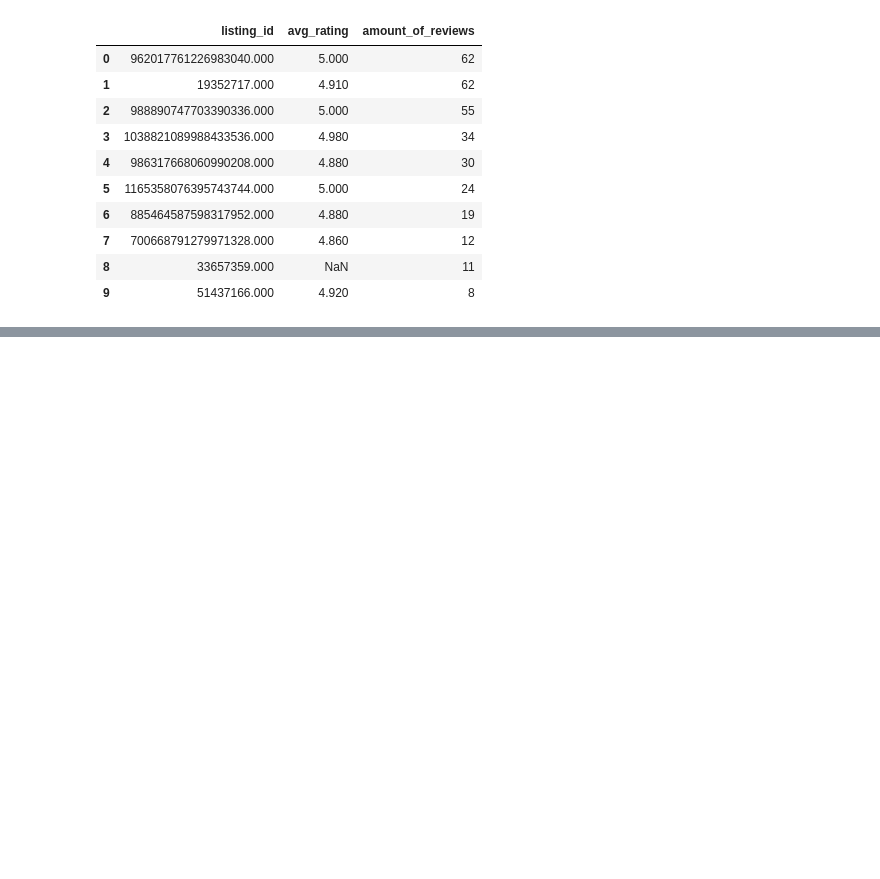
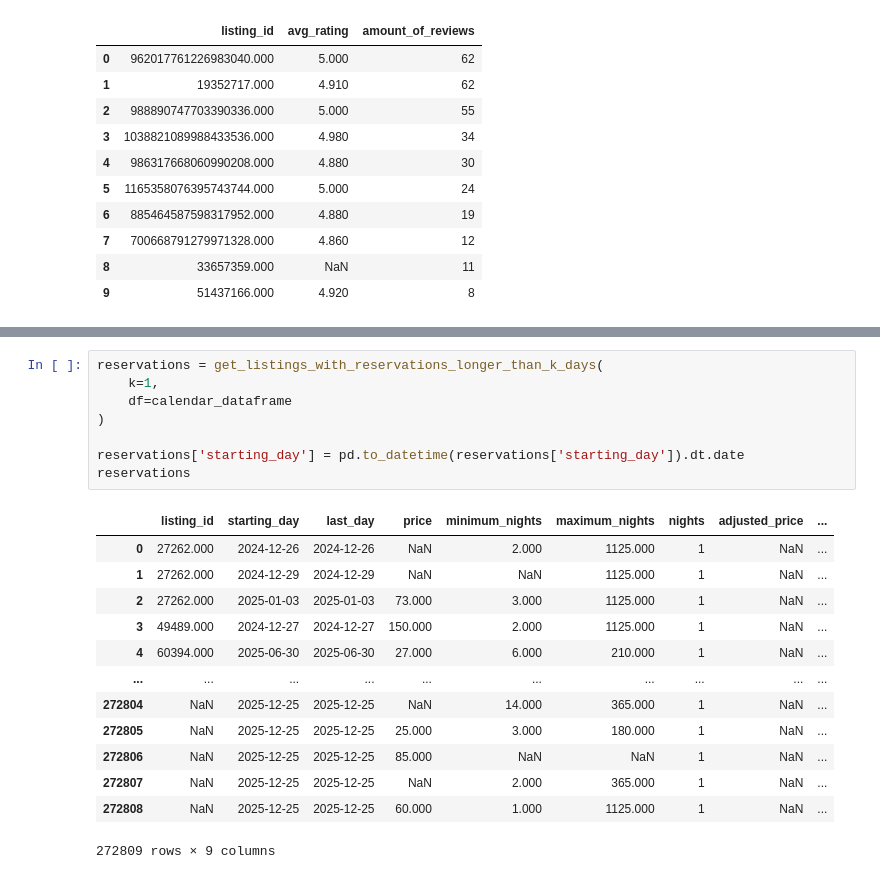
Before and after one commit to psiku/IUM-long-stay-insights, a Jupyter notebook: notebooks/data_v1_eda.ipynb, the cells around one changed output, grey strips where cells are left out. Drawn from its saved outputs; the diff is of its cells as text; blank space fills up the shorter version.

Commit message:
Combining users with reservations

```diff
--- a/notebooks/data_v1_eda.ipynb
+++ b/notebooks/data_v1_eda.ipynb
@@ -1027,0 +1141,22 @@ listing_avg_scores.head(10)
+# %%
+reservations = get_listings_with_reservations_longer_than_k_days(
+    k=1,
+    df=calendar_dataframe
+)
+
+reservations['starting_day'] = pd.to_datetime(reservations['starting_day']).dt.date
+reservations
+# %% [output]
+|  | listing_id | starting_day | last_day | price | minimum_nights | maximum_nights | nights | adjusted_price | ... |
+| 0 | 27262.000 | 2024-12-26 | 2024-12-26 | NaN | 2.000 | 1125.000 | 1 | NaN | ... |
+| 1 | 27262.000 | 2024-12-29 | 2024-12-29 | NaN | NaN | 1125.000 | 1 | NaN | ... |
+| 2 | 27262.000 | 2025-01-03 | 2025-01-03 | 73.000 | 3.000 | 1125.000 | 1 | NaN | ... |
+| 3 | 49489.000 | 2024-12-27 | 2024-12-27 | 150.000 | 2.000 | 1125.000 | 1 | NaN | ... |
+| 4 | 60394.000 | 2025-06-30 | 2025-06-30 | 27.000 | 6.000 | 210.000 | 1 | NaN | ... |
+| ... | ... | ... | ... | ... | ... | ... | ... | ... | ... |
+| 272804 | NaN | 2025-12-25 | 2025-12-25 | NaN | 14.000 | 365.000 | 1 | NaN | ... |
+| 272805 | NaN | 2025-12-25 | 2025-12-25 | 25.000 | 3.000 | 180.000 | 1 | NaN | ... |
+| 272806 | NaN | 2025-12-25 | 2025-12-25 | 85.000 | NaN | NaN | 1 | NaN | ... |
+| 272807 | NaN | 2025-12-25 | 2025-12-25 | NaN | 2.000 | 365.000 | 1 | NaN | ... |
+| 272808 | NaN | 2025-12-25 | 2025-12-25 | 60.000 | 1.000 | 1125.000 | 1 | NaN | ... |
+272809 rows × 9 columns
```
Also changed, not shown: parts of 16 cells of this notebook.
